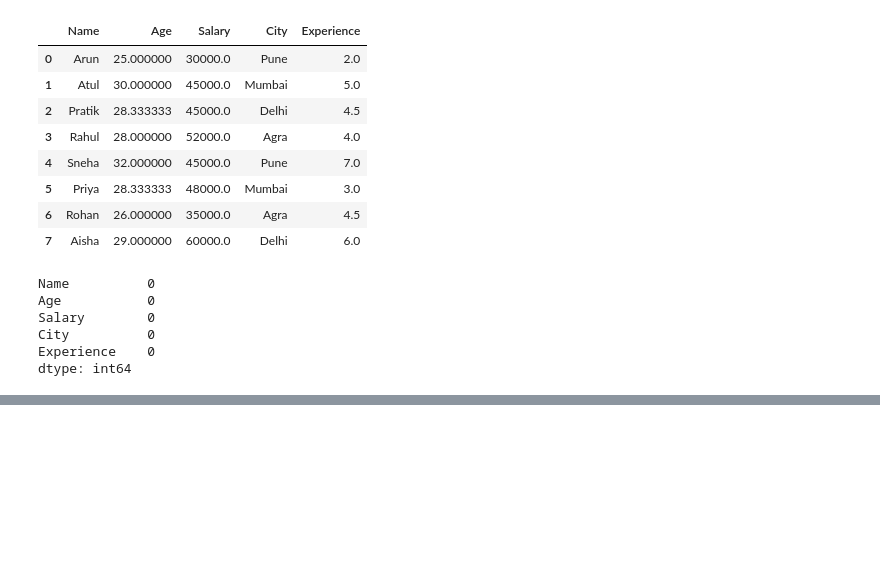
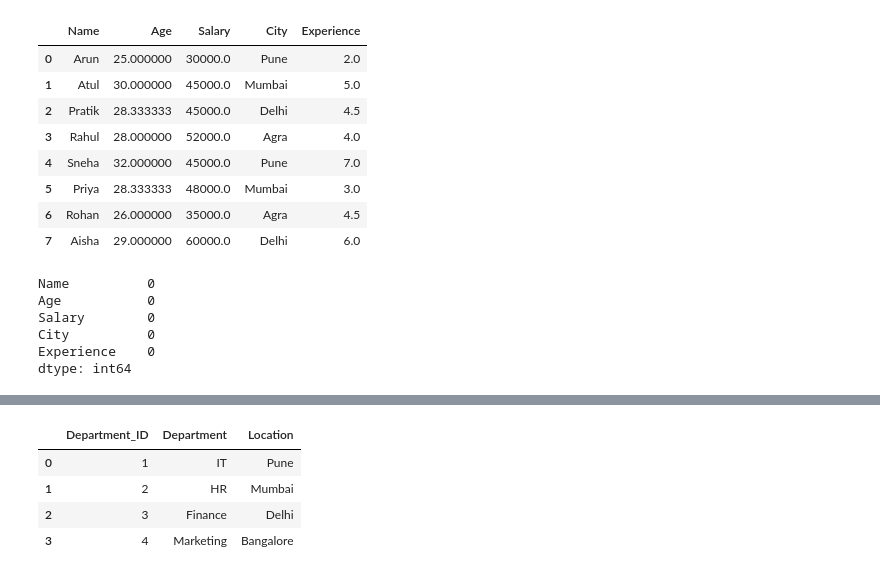
Before and after one commit to pamithkodekal/Python, a Jupyter notebook: pandasNotebook/Pandas.ipynb, the cells around one changed output, grey strips where cells are left out. Saved outputs shown, nothing was run; the diff lists cells and outputs as text; code cells hidden in the pictures; blank space fills up the shorter version.

```diff
--- a/pandasNotebook/Pandas.ipynb
+++ b/pandasNotebook/Pandas.ipynb
@@ -368,0 +388,14 @@ dtype: int64
+# %%
+df2 = pd.DataFrame({
+    "Department_ID": [1, 2, 3, 4],
+    "Department": ["IT", "HR", "Finance", "Marketing"],
+    "Location": ["Pune", "Mumbai", "Delhi", "Bangalore"]
+})
+
+df2
+# %% [output]
+|  | Department_ID | Department | Location |
+| 0 | 1 | IT | Pune |
+| 1 | 2 | HR | Mumbai |
+| 2 | 3 | Finance | Delhi |
+| 3 | 4 | Marketing | Bangalore |
```
Also changed, not shown: parts of 5 cells of this notebook.
